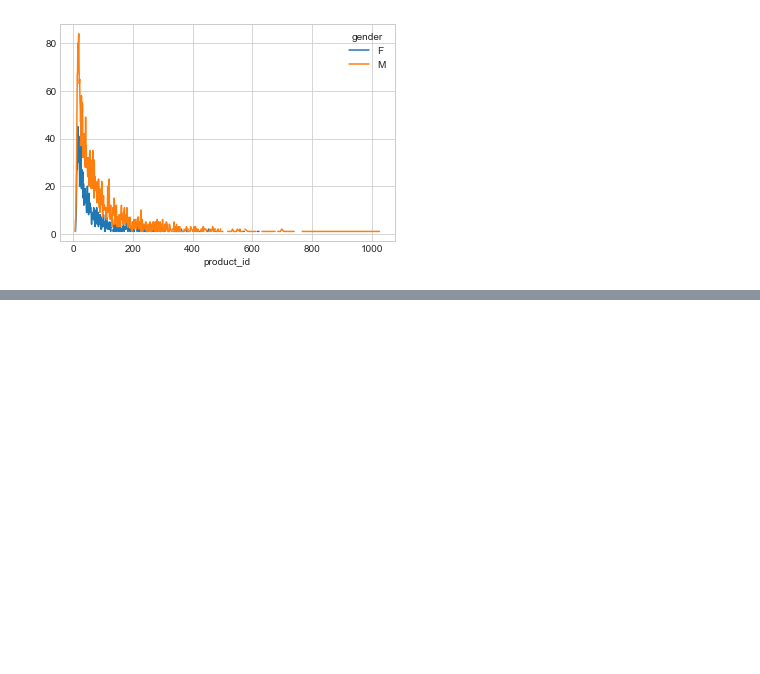
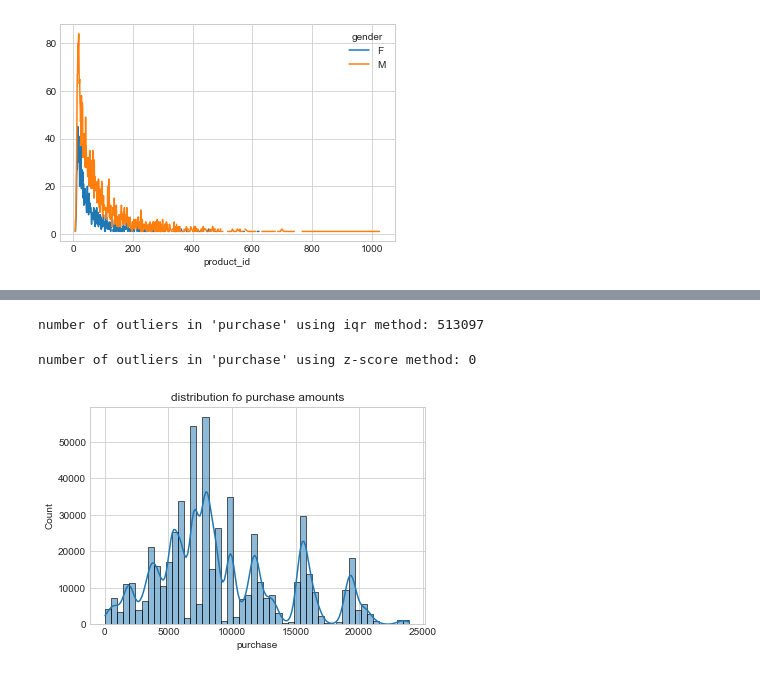
Before and after one commit to Green-Kiwie/Extreme-Couponers-Walmart-Black-Friday, a Jupyter notebook: joe-explore.ipynb, the cells around one changed output, grey strips where cells are left out. Cells and saved outputs as stored; diff of their text form; code cells hidden in the pictures; blank space fills up the shorter version.

Commit message:
Exploration of outliers

```diff
--- a/joe-explore.ipynb
+++ b/joe-explore.ipynb
@@ -109,0 +110,31 @@ plt.show()
+# %%
+def detect_outliers_iqr(df, column):
+    q1 = df[column].quantile(0.25)
+    q3 = df[column].quantile(0.75)
+    iqr = q3 - q1
+    lower_bound = q1 - 1.5 * iqr
+    upper_bound = q3 - 1.5 * iqr
+
+    outliers = df[(df[column] < lower_bound) | (df[column] > upper_bound)]
+    return outliers
+
+outliers_purchase = detect_outliers_iqr(df, 'purchase')
+print(f"number of outliers in 'purchase' using iqr method: {len(outliers_purchase)}")
+# %% [output]
+number of outliers in 'purchase' using iqr method: 513097
+# %%
+from scipy.stats import zscore
+
+df['purchase_z'] = zscore(df['purchase'])
+
+outliers_z = df[(df['purchase_z'] > 3) | (df['purchase_z'] < -3)]
+
+print(f"number of outliers in 'purchase' using z-score method: {len(outliers_z)}")
+# %% [output]
+number of outliers in 'purchase' using z-score method: 0
+# %%
+sns.histplot(df['purchase'], bins=50, kde=True)
+plt.title('distribution fo purchase amounts')
+plt.show()
+# %% [output]
+[figure, added]
```
Also changed, not shown: parts of 8 cells of this notebook.
